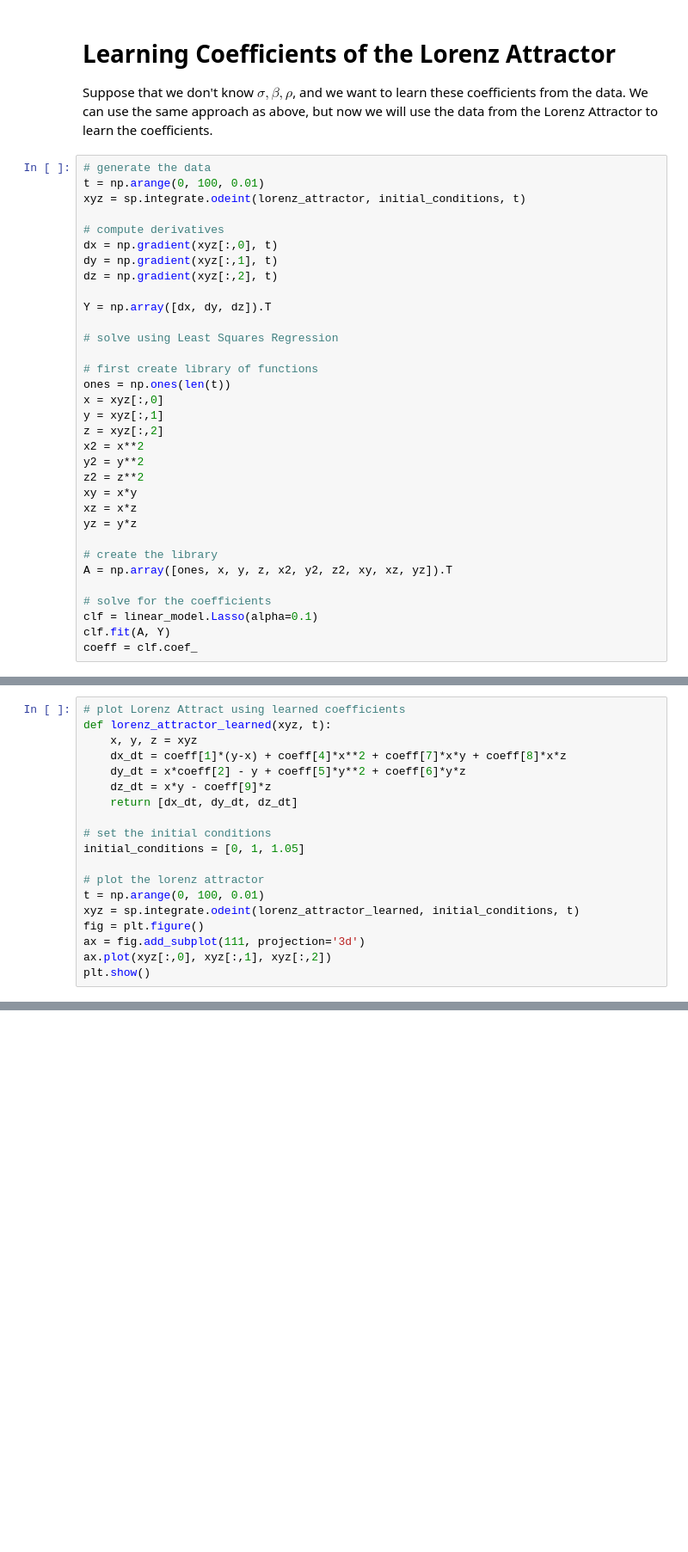
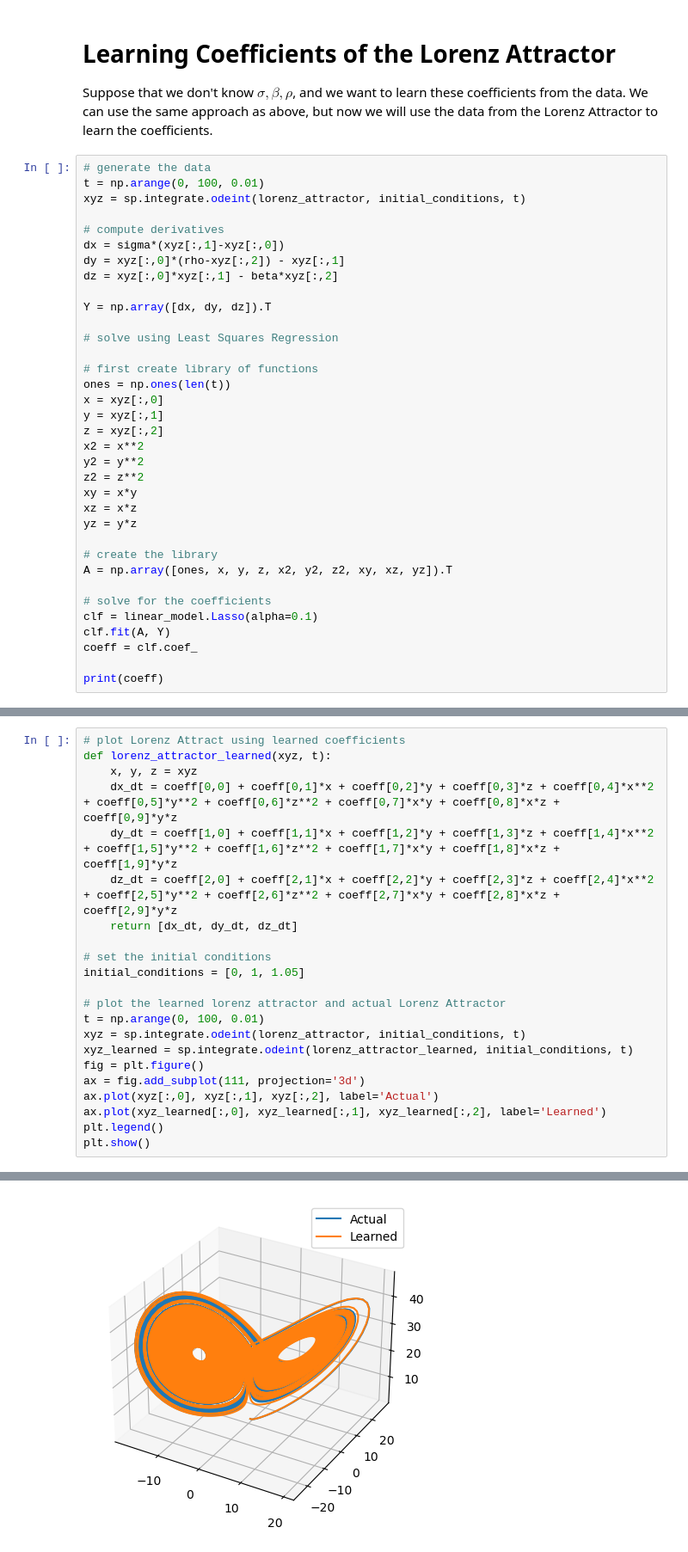
Before and after one commit to Noah-B-Reef/diff-eq-model-learner, a Jupyter notebook: Lorenz.ipynb, the cells around one changed output, grey strips where cells are left out. Shown at 86% size. Cells and saved outputs as stored; diff of their text form; blank space fills up the shorter version.

```diff
--- a/Lorenz.ipynb
+++ b/Lorenz.ipynb
@@ -52,9 +52,9 @@ t = np.arange(0, 100, 0.01)
 xyz = sp.integrate.odeint(lorenz_attractor, initial_conditions, t)
 
 # compute derivatives
-dx = np.gradient(xyz[:,0], t)
-dy = np.gradient(xyz[:,1], t)
-dz = np.gradient(xyz[:,2], t)
+dx = sigma*(xyz[:,1]-xyz[:,0])
+dy = xyz[:,0]*(rho-xyz[:,2]) - xyz[:,1]
+dz = xyz[:,0]*xyz[:,1] - beta*xyz[:,2]
 
 Y = np.array([dx, dy, dz]).T
 
@@ -79,3 +79,5 @@ A = np.array([ones, x, y, z, x2, y2, z2, xy, xz, yz]).T
 clf = linear_model.Lasso(alpha=0.1)
 clf.fit(A, Y)
 coeff = clf.coef_
+
+print(coeff)
@@ -83,19 +95,22 @@ coeff = clf.coef_
 # plot Lorenz Attract using learned coefficients
 def lorenz_attractor_learned(xyz, t):
     x, y, z = xyz
-    dx_dt = coeff[1]*(y-x) + coeff[4]*x**2 + coeff[7]*x*y + coeff[8]*x*z
-    dy_dt = x*coeff[2] - y + coeff[5]*y**2 + coeff[6]*y*z
-    dz_dt = x*y - coeff[9]*z
+    dx_dt = coeff[0,0] + coeff[0,1]*x + coeff[0,2]*y + coeff[0,3]*z + coeff[0,4]*x**2 + coeff[0,5]*y**2 + coeff[0,6]*z**2 + coeff[0,7]*x*y + coeff[0,8]*x*z + coeff[0,9]*y*z
+    dy_dt = coeff[1,0] + coeff[1,1]*x + coeff[1,2]*y + coeff[1,3]*z + coeff[1,4]*x**2 + coeff[1,5]*y**2 + coeff[1,6]*z**2 + coeff[1,7]*x*y + coeff[1,8]*x*z + coeff[1,9]*y*z
+    dz_dt = coeff[2,0] + coeff[2,1]*x + coeff[2,2]*y + coeff[2,3]*z + coeff[2,4]*x**2 + coeff[2,5]*y**2 + coeff[2,6]*z**2 + coeff[2,7]*x*y + coeff[2,8]*x*z + coeff[2,9]*y*z
     return [dx_dt, dy_dt, dz_dt]
 
 # set the initial conditions
 initial_conditions = [0, 1, 1.05]
 
-# plot the lorenz attractor
+# plot the learned lorenz attractor and actual Lorenz Attractor
 t = np.arange(0, 100, 0.01)
-xyz = sp.integrate.odeint(lorenz_attractor_learned, initial_conditions, t)
+xyz = sp.integrate.odeint(lorenz_attractor, initial_conditions, t)
+xyz_learned = sp.integrate.odeint(lorenz_attractor_learned, initial_conditions, t)
 fig = plt.figure()
 ax = fig.add_subplot(111, projection='3d')
-ax.plot(xyz[:,0], xyz[:,1], xyz[:,2])
+ax.plot(xyz[:,0], xyz[:,1], xyz[:,2], label='Actual')
+ax.plot(xyz_learned[:,0], xyz_learned[:,1], xyz_learned[:,2], label='Learned')
+plt.legend()
 plt.show()
 # %% [output]
@@ -102,0 +117 @@ IndexError: index 4 is out of bounds for axis 0 with size 3
+[figure, added]
```
Also changed, not shown: parts of 3 cells of this notebook.
